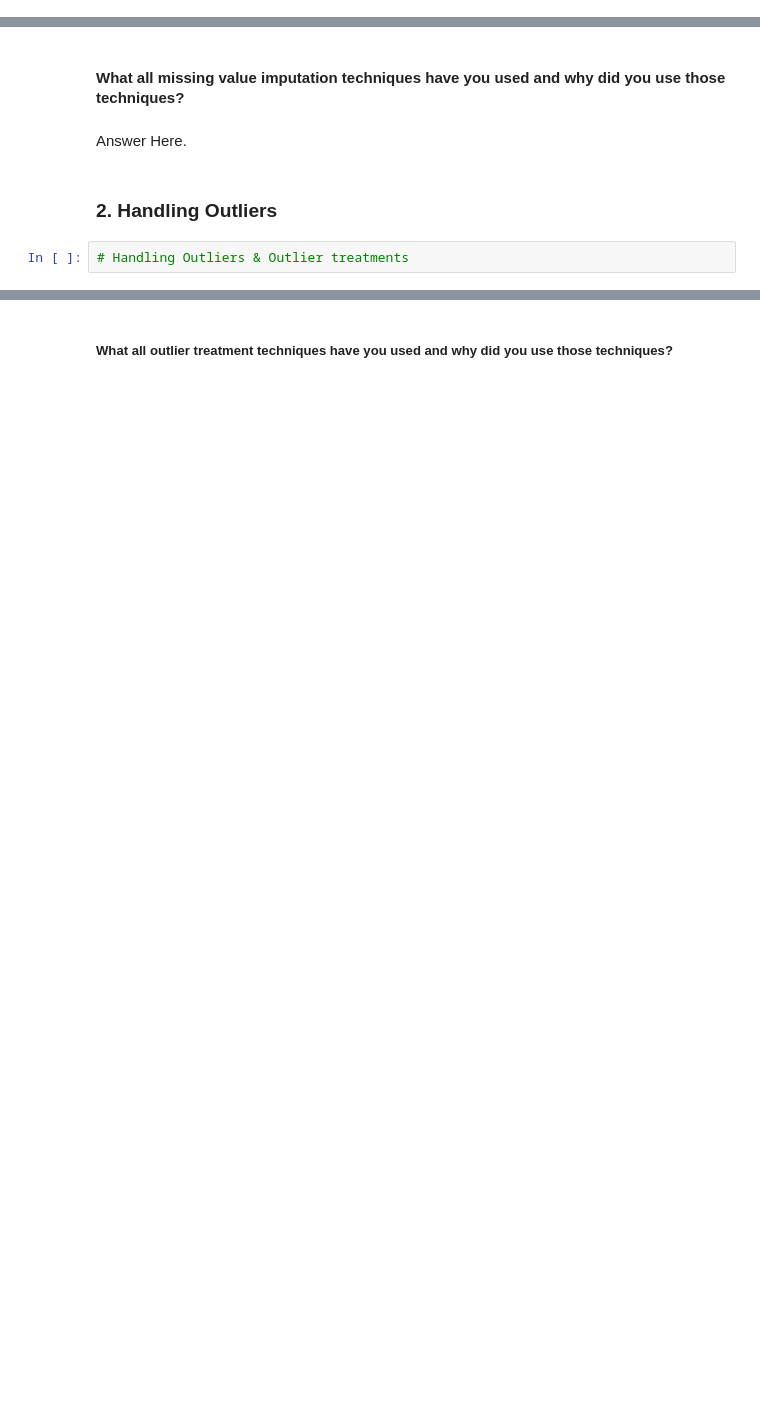
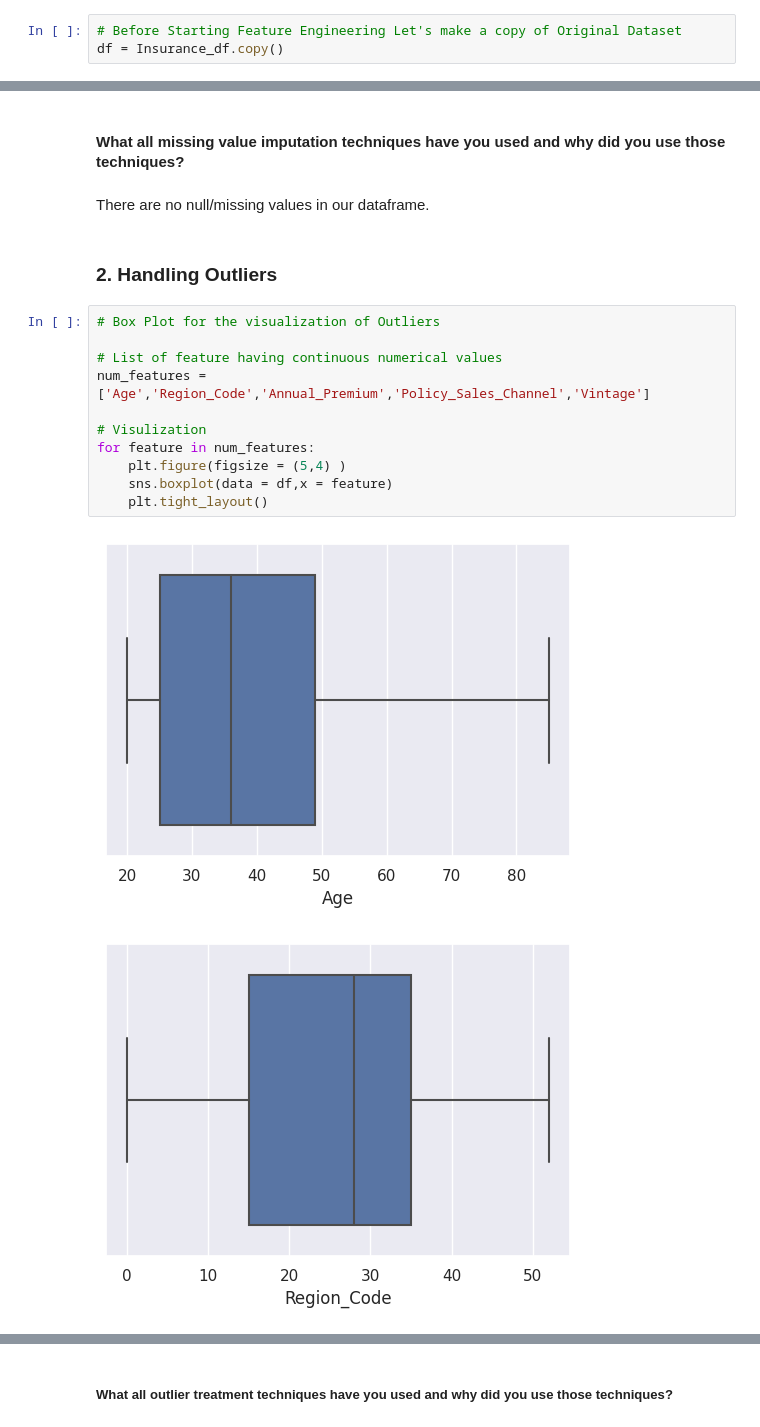
Before and after one commit to abhijain1216/Health-Insurance-Cross-Sell-Prediction-Classification-Project, a Jupyter notebook: Health_Insurance_Cross_Sell_Prediction_Classification_Project.ipynb, the cells around one changed output, grey strips where cells are left out. Saved outputs shown, nothing was run; the diff lists cells and outputs as text; blank space fills up the shorter version.

```diff
--- a/Health_Insurance_Cross_Sell_Prediction_Classification_Project.ipynb
+++ b/Health_Insurance_Cross_Sell_Prediction_Classification_Project.ipynb
@@ -869,3 +869,6 @@ We have used Shapiro -Wilk test.The Shapiro-Wilk test evaluates a data sample an
 Here, we want to check whether the sample is drawn from a Gaussian distribution or not, i.e., (The 'Annual_Premium' feature follows a Gaussian distribution or not).The Shapiro-Wilk test is considered to be a reliable test of normality thatswhy this statistical test has been used.
 # %% [markdown]
 ## ***6. Feature Engineering & Data Pre-processing***
+# %%
+# Before Starting Feature Engineering Let's make a copy of Original Dataset
+df = Insurance_df.copy()
@@ -876,8 +912,20 @@ Here, we want to check whether the sample is drawn from a Gaussian distribution
 # %% [markdown]
 #### What all missing value imputation techniques have you used and why did you use those techniques?
-# %% [markdown]
-Answer Here.
+# %% [markdown]
+There are no null/missing values in our dataframe.
 # %% [markdown]
 ### 2. Handling Outliers
-# %%
-# Handling Outliers & Outlier treatments
+# %%
+# Box Plot for the visualization of Outliers
+
+# List of feature having continuous numerical values
+num_features = ['Age','Region_Code','Annual_Premium','Policy_Sales_Channel','Vintage']
+
+# Visulization
+for feature in num_features:
+    plt.figure(figsize = (5,4) )
+    sns.boxplot(data = df,x = feature)
+    plt.tight_layout()
+# %% [output]
+[figure, added]
+[figure, added]
```
Also changed, not shown: parts of 12 cells of this notebook.
